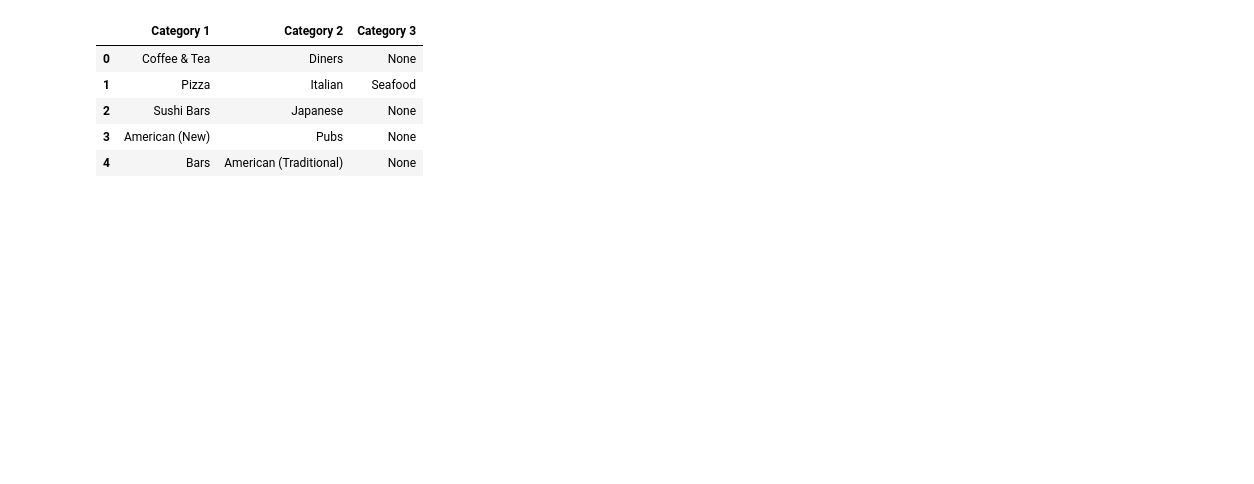
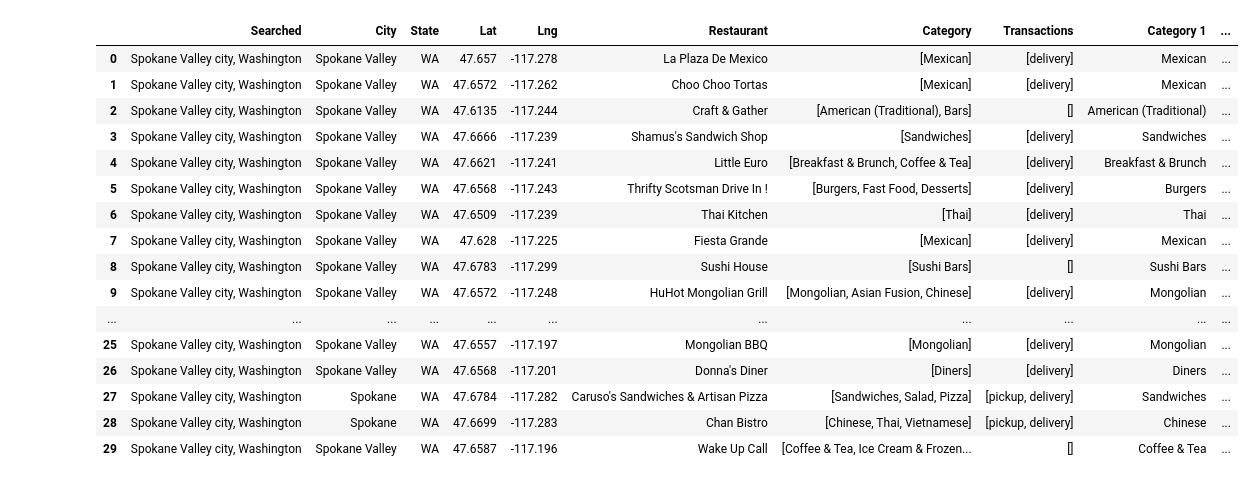
Before and after one commit to KrystalDodd/Project_one, a Jupyter notebook: Data Pull/Yelp APi.ipynb, the cells around one changed output. Cells and saved outputs as stored; diff of their text form; code cells hidden in the pictures; blank space fills up the shorter version.

```diff
--- a/Data Pull/Yelp APi.ipynb
+++ b/Data Pull/Yelp APi.ipynb
@@ -119,3 +84,5 @@ rural.head(70)
+# %%
+my_api_key ="Q4VMm1uRj7KeIvqc1IS8e4DxqWqzoNyUCY_tvE9M5eql9ZPlcsNkyYfW3z9_CUNIOa_3zRAdCc29_6UxqtV4MKWRupjUkhdJPMjMqdR_mRR7fVZC6GnYmodrBj_IX3Yx"
 # %%
 headers = {'Authorization': 'Bearer %s' % my_api_key}
 
@@ -184,13 +154,29 @@ urban.head()
 urban.to_csv("../urban.csv")
 rural.to_csv("../rural.csv")
 # %%
-rural_cat= pd.DataFrame(rural["Category"].to_list(), columns = ["Category 1", "Category 2", "Category 3", "Category 4", "Category 5", "Category 6"])
-rural_clean = rural_cat[["Category 1", "Category 2", "Category 3"]]
-rural_clean.head()
+rural_cat= pd.DataFrame(rural["Category"].to_list(), columns = ["Category 1", "Category 2", "Category 3", "Category 4", "Category 5", "Category 6"], index = rural.index)
+rural_cats = rural_cat[["Category 1", "Category 2", "Category 3"]]
+rural_clean = rural.merge(rural_cats, left_index = True,right_index = True)
-# %% [output]
-|  | Category 1 | Category 2 | Category 3 |
-| 0 | Coffee & Tea | Diners | None |
-| 1 | Pizza | Italian | Seafood |
-| 2 | Sushi Bars | Japanese | None |
-| 3 | American (New) | Pubs | None |
-| 4 | Bars | American (Traditional) | None |
+# %%
+urban_cat= pd.DataFrame(urban["Category"].to_list(), columns = ["Category 1", "Category 2", "Category 3", "Category 4"], index = urban.index)
+urban_cats = urban_cat[["Category 1", "Category 2", "Category 3"]]
+urban_clean = urban.merge(urban_cats, left_index = True,right_index = True)
+urban_clean.head(30)
+# %% [output]
+|  | Searched | City | State | Lat | Lng | Restaurant | Category | Transactions | Category 1 | ... |
+| 0 | Spokane Valley city, Washington | Spokane Valley | WA | 47.657 | -117.278 | La Plaza De Mexico | [Mexican] | [delivery] | Mexican | ... |
+| 1 | Spokane Valley city, Washington | Spokane Valley | WA | 47.6572 | -117.262 | Choo Choo Tortas | [Mexican] | [delivery] | Mexican | ... |
+| 2 | Spokane Valley city, Washington | Spokane Valley | WA | 47.6135 | -117.244 | Craft & Gather | [American (Traditional), Bars] | [] | American (Traditional) | ... |
+| 3 | Spokane Valley city, Washington | Spokane Valley | WA | 47.6666 | -117.239 | Shamus's Sandwich Shop | [Sandwiches] | [delivery] | Sandwiches | ... |
+| 4 | Spokane Valley city, Washington | Spokane Valley | WA | 47.6621 | -117.241 | Little Euro | [Breakfast & Brunch, Coffee & Tea] | [delivery] | Breakfast & Brunch | ... |
+| 5 | Spokane Valley city, Washington | Spokane Valley | WA | 47.6568 | -117.243 | Thrifty Scotsman Drive In ! | [Burgers, Fast Food, Desserts] | [delivery] | Burgers | ... |
+| 6 | Spokane Valley city, Washington | Spokane Valley | WA | 47.6509 | -117.239 | Thai Kitchen | [Thai] | [delivery] | Thai | ... |
+| 7 | Spokane Valley city, Washington | Spokane Valley | WA | 47.628 | -117.225 | Fiesta Grande | [Mexican] | [delivery] | Mexican | ... |
+| 8 | Spokane Valley city, Washington | Spokane Valley | WA | 47.6783 | -117.299 | Sushi House | [Sushi Bars] | [] | Sushi Bars | ... |
+| 9 | Spokane Valley city, Washington | Spokane Valley | WA | 47.6572 | -117.248 | HuHot Mongolian Grill | [Mongolian, Asian Fusion, Chinese] | [delivery] | Mongolian | ... |
+| ... | ... | ... | ... | ... | ... | ... | ... | ... | ... | ... |
+| 25 | Spokane Valley city, Washington | Spokane Valley | WA | 47.6557 | -117.197 | Mongolian BBQ | [Mongolian] | [delivery] | Mongolian | ... |
+| 26 | Spokane Valley city, Washington | Spokane Valley | WA | 47.6568 | -117.201 | Donna's Diner | [Diners] | [delivery] | Diners | ... |
+| 27 | Spokane Valley city, Washington | Spokane | WA | 47.6784 | -117.282 | Caruso's Sandwiches & Artisan Pizza | [Sandwiches, Salad, Pizza] | [pickup, delivery] | Sandwiches | ... |
+| 28 | Spokane Valley city, Washington | Spokane | WA | 47.6699 | -117.283 | Chan Bistro | [Chinese, Thai, Vietnamese] | [pickup, delivery] | Chinese | ... |
+| 29 | Spokane Valley city, Washington | Spokane Valley | WA | 47.6587 | -117.196 | Wake Up Call | [Coffee & Tea, Ice Cream & Frozen... | [] | Coffee & Tea | ... |
```
Also changed, not shown: parts of 5 cells of this notebook, 1 other file.
